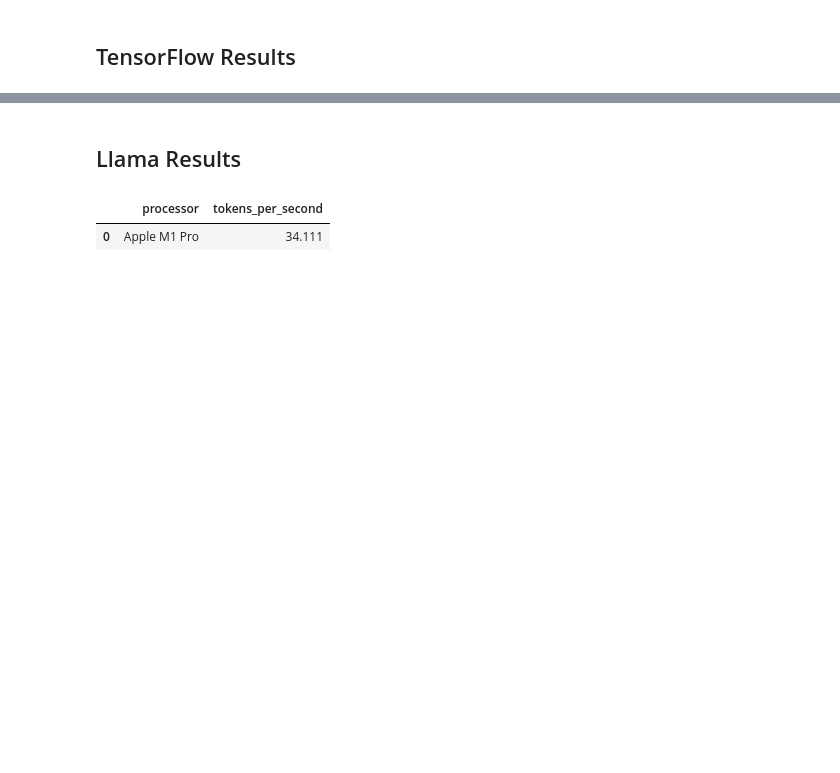
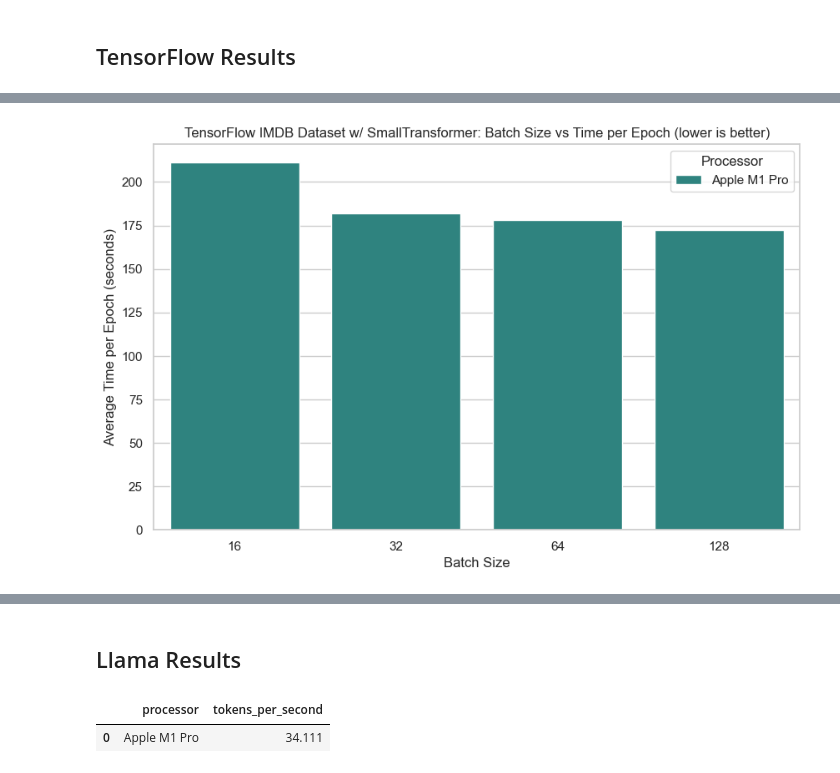
Before and after one commit to mrdbourke/mac-ml-speed-test, a Jupyter notebook: results_explorer.ipynb, the cells around one changed output, grey strips where cells are left out. Saved outputs shown, nothing was run; the diff lists cells and outputs as text; code cells hidden in the pictures; blank space fills up the shorter version.

```diff
--- a/results_explorer.ipynb
+++ b/results_explorer.ipynb
@@ -175,3 +165,14 @@ tensorflow_results_nlp_df
+# %%
+# Create a bar plot of tensorflow_results_nlp_df of batch_size vs avg_time_per_epoch
+plt.figure(figsize=(10, 6))
+sns.barplot(x="batch_size", y="avg_time_per_epoch", hue="processor", data=tensorflow_results_nlp_df, palette="viridis")
+plt.title("TensorFlow IMDB Dataset w/ SmallTransformer: Batch Size vs Time per Epoch (lower is better)")
+plt.xlabel("Batch Size")
+plt.ylabel("Average Time per Epoch (seconds)")
+plt.legend(title="Processor")
+plt.show()
+# %% [output]
+[figure, added]
 # %%
 # TensorFlow CV
 
```
Also changed, not shown: parts of 8 cells of this notebook.
